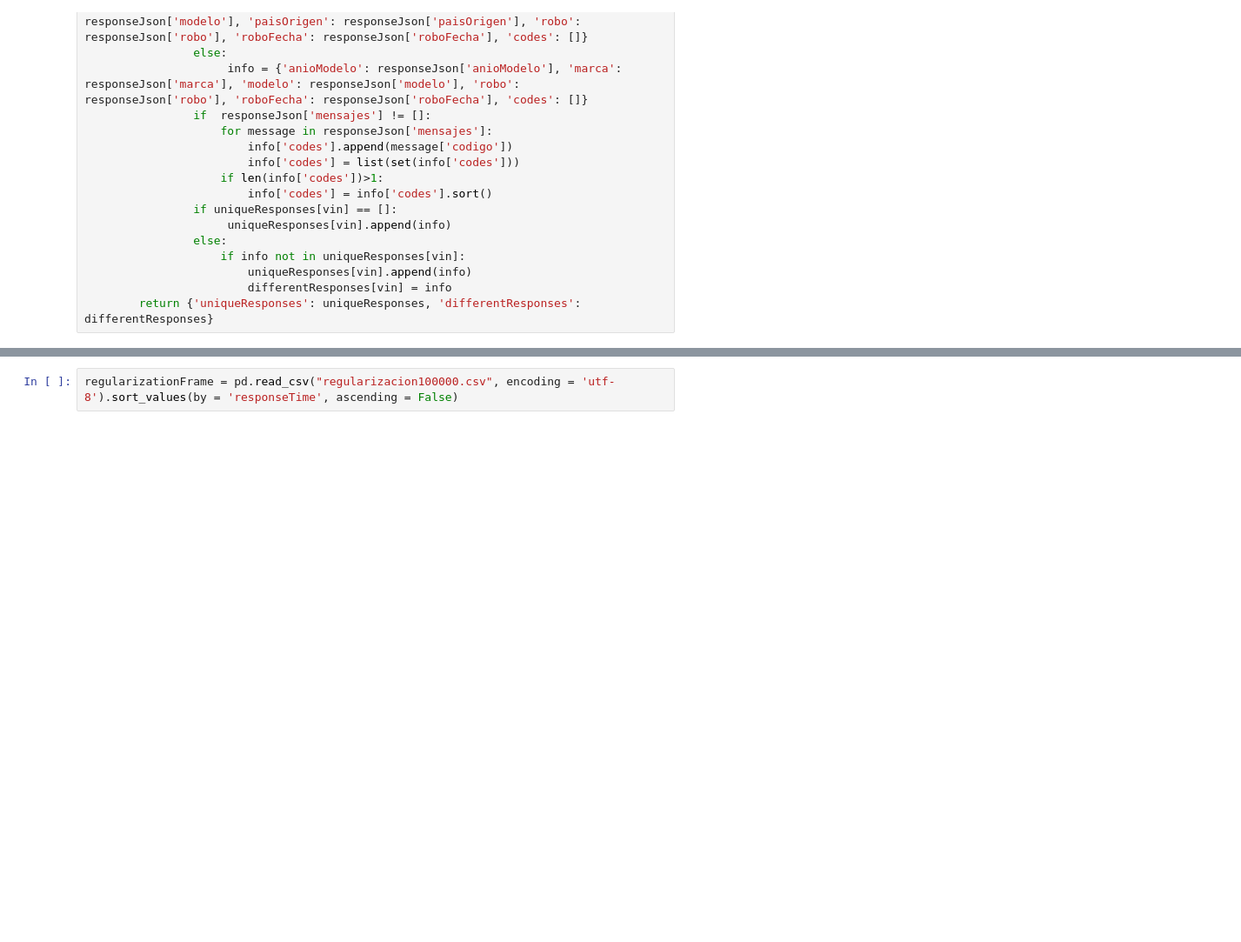
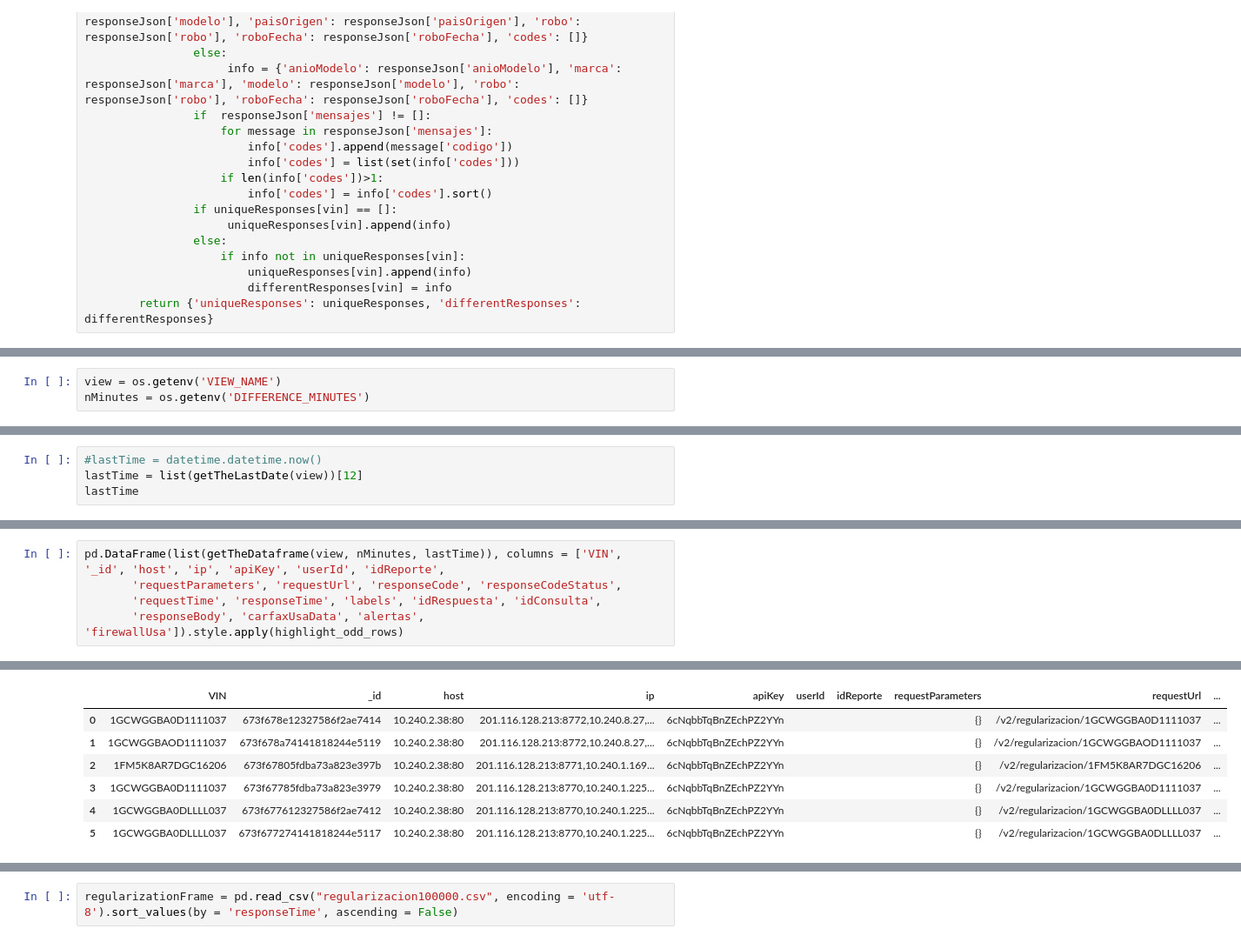
Before and after one commit to BranCF/microservices_consults, a Jupyter notebook: script2.ipynb, the cells around one changed output, grey strips where cells are left out. Shown at 87% size. Cells and saved outputs as stored; diff of their text form; blank space fills up the shorter version.

```diff
--- a/script2.ipynb
+++ b/script2.ipynb
@@ -273,0 +337,3 @@ class DataFrame_analysis:
+# %%
+view = os.getenv('VIEW_NAME')
+nMinutes = os.getenv('DIFFERENCE_MINUTES')
@@ -273,0 +344,4 @@ class DataFrame_analysis:
+# %%
+#lastTime = datetime.datetime.now()
+lastTime = list(getTheLastDate(view))[12]
+lastTime
@@ -273,0 +371,6 @@ class DataFrame_analysis:
+# %%
+pd.DataFrame(list(getTheDataframe(view, nMinutes, lastTime)), columns = ['VIN', '_id', 'host', 'ip', 'apiKey', 'userId', 'idReporte',
+       'requestParameters', 'requestUrl', 'responseCode', 'responseCodeStatus',
+       'requestTime', 'responseTime', 'labels', 'idRespuesta', 'idConsulta',
+       'responseBody', 'carfaxUsaData', 'alertas', 'firewallUsa']).style.apply(highlight_odd_rows)
+# %% [output]
@@ -274,3 +378,10 @@ class DataFrame_analysis:
+|  | VIN | _id | host | ip | apiKey | userId | idReporte | requestParameters | requestUrl | ... |
+| 0 | 1GCWGGBA0D1111037 | 673f678e12327586f2ae7414 | 10.240.2.38:80 | 201.116.128.213:8772,10.240.8.27,... | 6cNqbbTqBnZEchPZ2YYn |  |  | {} | /v2/regularizacion/1GCWGGBA0D1111037 | ... |
+| 1 | 1GCWGGBAOD1111037 | 673f678a74141818244e5119 | 10.240.2.38:80 | 201.116.128.213:8772,10.240.8.27,... | 6cNqbbTqBnZEchPZ2YYn |  |  | {} | /v2/regularizacion/1GCWGGBAOD1111037 | ... |
+| 2 | 1FM5K8AR7DGC16206 | 673f67805fdba73a823e397b | 10.240.2.38:80 | 201.116.128.213:8771,10.240.1.169... | 6cNqbbTqBnZEchPZ2YYn |  |  | {} | /v2/regularizacion/1FM5K8AR7DGC16206 | ... |
+| 3 | 1GCWGGBA0D1111037 | 673f67785fdba73a823e3979 | 10.240.2.38:80 | 201.116.128.213:8770,10.240.1.225... | 6cNqbbTqBnZEchPZ2YYn |  |  | {} | /v2/regularizacion/1GCWGGBA0D1111037 | ... |
+| 4 | 1GCWGGBA0DLLLL037 | 673f677612327586f2ae7412 | 10.240.2.38:80 | 201.116.128.213:8770,10.240.1.225... | 6cNqbbTqBnZEchPZ2YYn |  |  | {} | /v2/regularizacion/1GCWGGBA0DLLLL037 | ... |
+| 5 | 1GCWGGBA0DLLLL037 | 673f677274141818244e5117 | 10.240.2.38:80 | 201.116.128.213:8770,10.240.1.225... | 6cNqbbTqBnZEchPZ2YYn |  |  | {} | /v2/regularizacion/1GCWGGBA0DLLLL037 | ... |
 # %%
 #### Here, we will connect to the database, make the query and convert table into dataframe for analysis
 # SSL configuration
```
Also changed, not shown: parts of 7 cells of this notebook, 15 other files.
